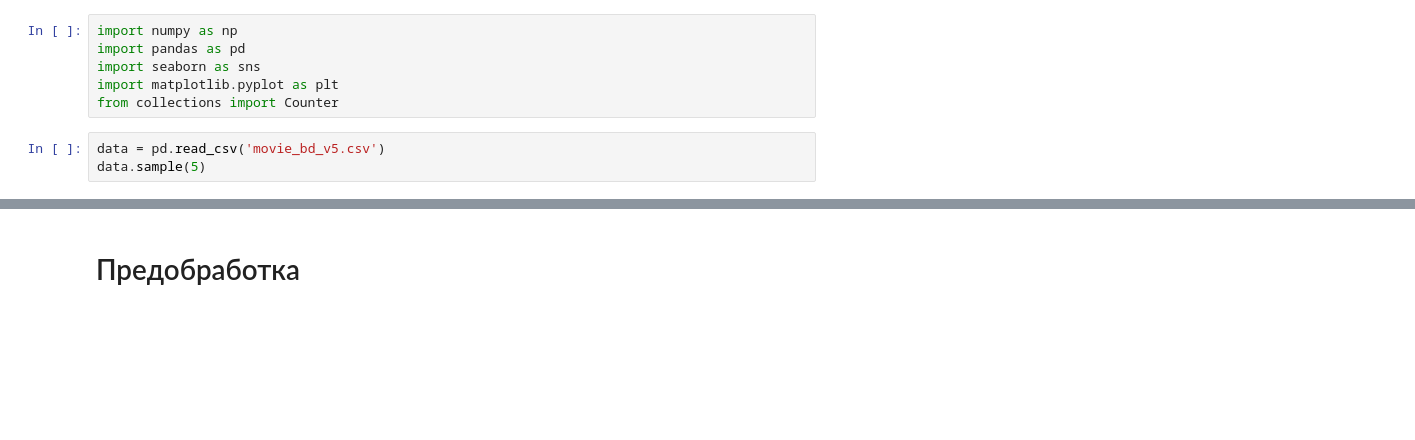
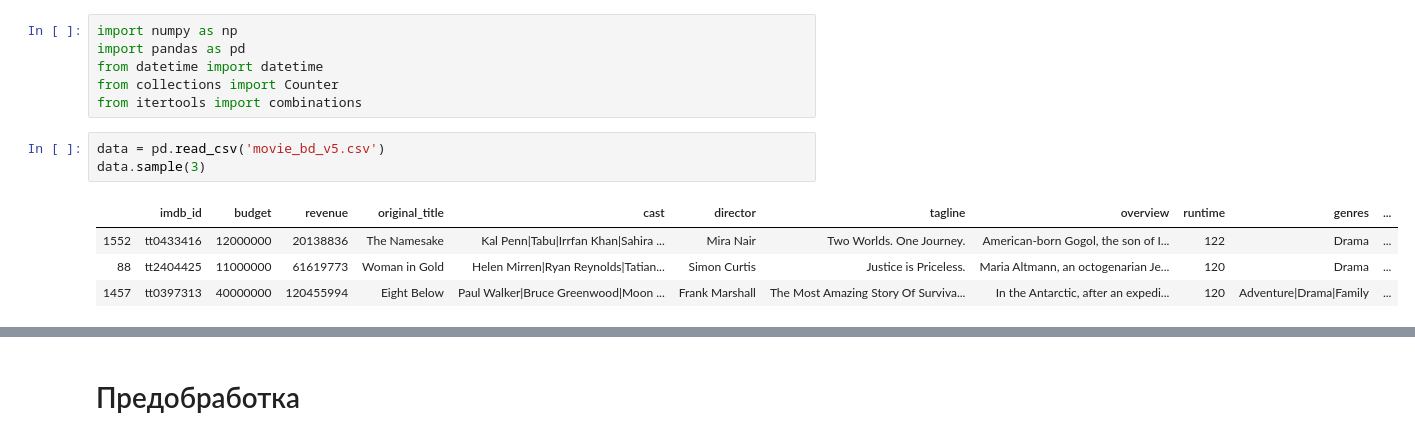
Before and after one commit to Ya-Andy/module_1, a Jupyter notebook: Movies_IMBD_v4.1_TEMPLATE.ipynb, the cells around one changed output, grey strips where cells are left out. Drawn from its saved outputs; the diff is of its cells as text; blank space fills up the shorter version.

```diff
--- a/Movies_IMBD_v4.1_TEMPLATE.ipynb
+++ b/Movies_IMBD_v4.1_TEMPLATE.ipynb
@@ -1,11 +1,16 @@
 # %%
 import numpy as np
 import pandas as pd
-import seaborn as sns
-import matplotlib.pyplot as plt
+from datetime import datetime
 from collections import Counter
+from itertools import combinations
 # %%
 data = pd.read_csv('movie_bd_v5.csv')
-data.sample(5)
+data.sample(3)
+# %% [output]
+|  | imdb_id | budget | revenue | original_title | cast | director | tagline | overview | runtime | genres | ... |
+| 1552 | tt0433416 | 12000000 | 20138836 | The Namesake | Kal Penn|Tabu|Irrfan Khan|Sahira ... | Mira Nair | Two Worlds. One Journey. | American-born Gogol, the son of I... | 122 | Drama | ... |
+| 88 | tt2404425 | 11000000 | 61619773 | Woman in Gold | Helen Mirren|Ryan Reynolds|Tatian... | Simon Curtis | Justice is Priceless. | Maria Altmann, an octogenarian Je... | 120 | Drama | ... |
+| 1457 | tt0397313 | 40000000 | 120455994 | Eight Below | Paul Walker|Bruce Greenwood|Moon ... | Frank Marshall | The Most Amazing Story Of Surviva... | In the Antarctic, after an expedi... | 120 | Adventure|Drama|Family | ... |
 # %%
 data.describe()
```
Also changed, not shown: parts of 103 cells of this notebook.
